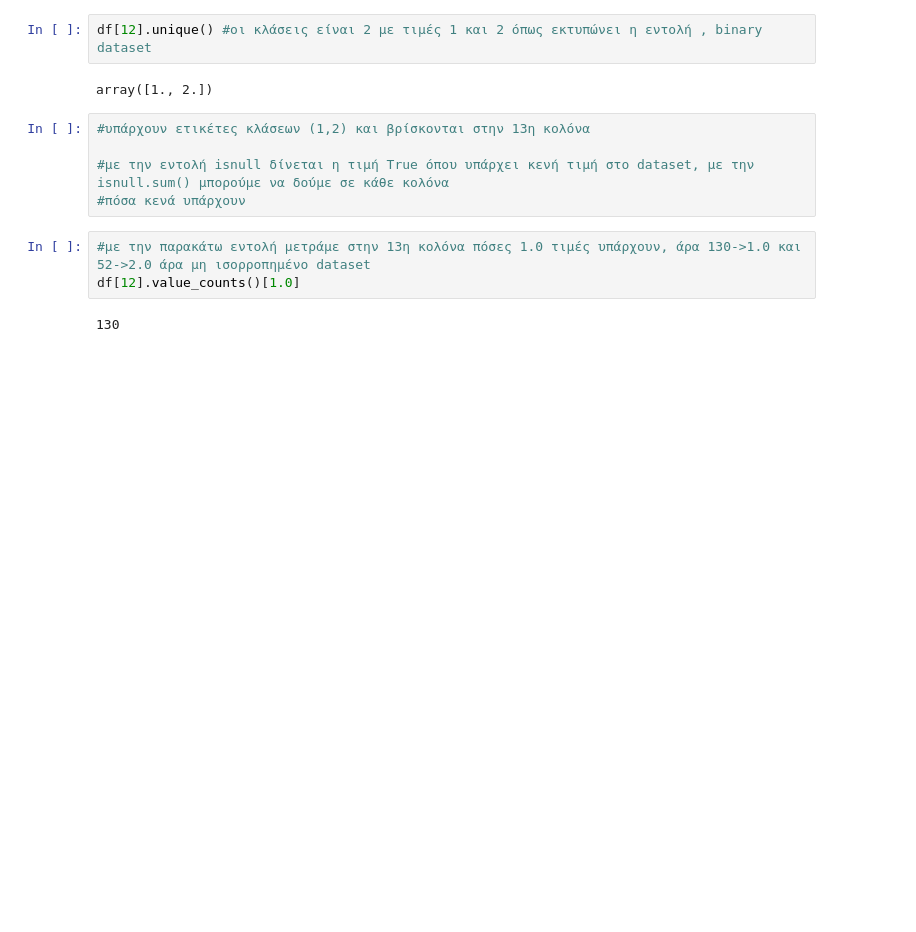
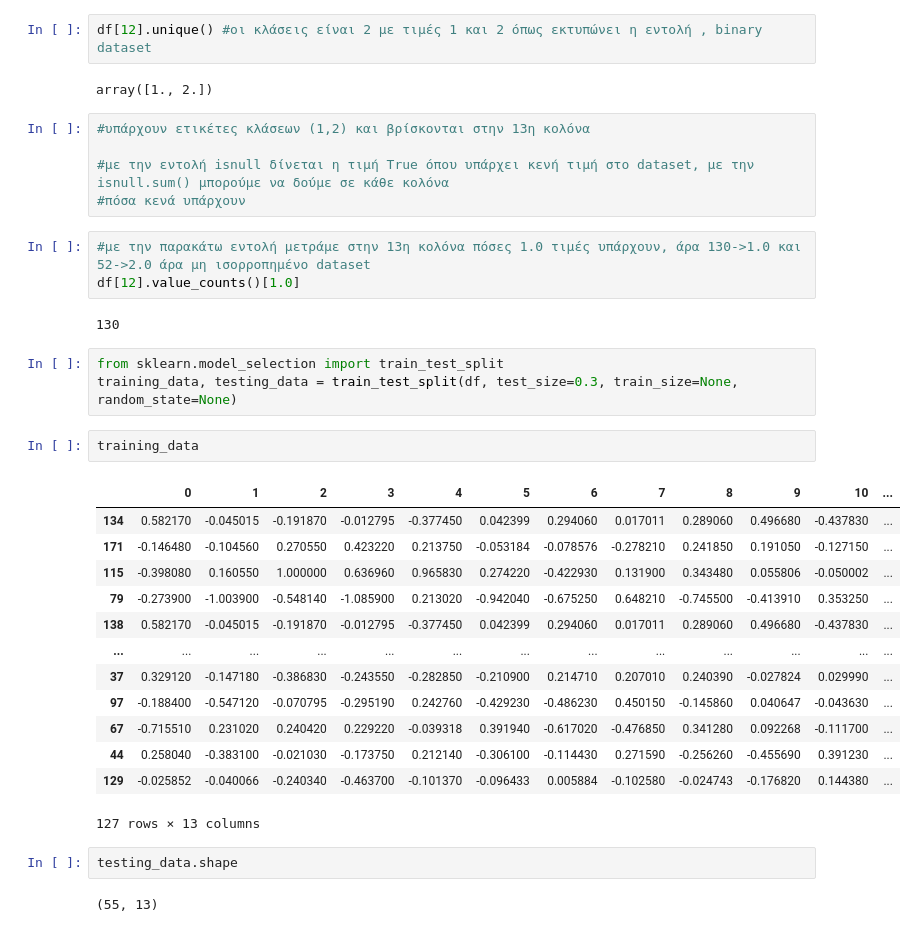
Before and after one commit to kebelouah/neural-networks-lab1, a Jupyter notebook: lab1_ann.ipynb, the cells around one changed output. Saved outputs shown, nothing was run; the diff lists cells and outputs as text; blank space fills up the shorter version.

Commit message:
Added scikit-learn to requirements.txt and split dataset to train and test sets

```diff
--- a/lab1_ann.ipynb
+++ b/lab1_ann.ipynb
@@ -93,3 +93,26 @@ array([1., 2.])
 df[12].value_counts()[1.0]
 # %% [output]
 130
+# %%
+from sklearn.model_selection import train_test_split
+training_data, testing_data = train_test_split(df, test_size=0.3, train_size=None, random_state=None)
+# %%
+training_data
+# %% [output]
+|  | 0 | 1 | 2 | 3 | 4 | 5 | 6 | 7 | 8 | 9 | 10 | ... |
+| 134 | 0.582170 | -0.045015 | -0.191870 | -0.012795 | -0.377450 | 0.042399 | 0.294060 | 0.017011 | 0.289060 | 0.496680 | -0.437830 | ... |
+| 171 | -0.146480 | -0.104560 | 0.270550 | 0.423220 | 0.213750 | -0.053184 | -0.078576 | -0.278210 | 0.241850 | 0.191050 | -0.127150 | ... |
+| 115 | -0.398080 | 0.160550 | 1.000000 | 0.636960 | 0.965830 | 0.274220 | -0.422930 | 0.131900 | 0.343480 | 0.055806 | -0.050002 | ... |
+| 79 | -0.273900 | -1.003900 | -0.548140 | -1.085900 | 0.213020 | -0.942040 | -0.675250 | 0.648210 | -0.745500 | -0.413910 | 0.353250 | ... |
+| 138 | 0.582170 | -0.045015 | -0.191870 | -0.012795 | -0.377450 | 0.042399 | 0.294060 | 0.017011 | 0.289060 | 0.496680 | -0.437830 | ... |
+| ... | ... | ... | ... | ... | ... | ... | ... | ... | ... | ... | ... | ... |
+| 37 | 0.329120 | -0.147180 | -0.386830 | -0.243550 | -0.282850 | -0.210900 | 0.214710 | 0.207010 | 0.240390 | -0.027824 | 0.029990 | ... |
+| 97 | -0.188400 | -0.547120 | -0.070795 | -0.295190 | 0.242760 | -0.429230 | -0.486230 | 0.450150 | -0.145860 | 0.040647 | -0.043630 | ... |
+| 67 | -0.715510 | 0.231020 | 0.240420 | 0.229220 | -0.039318 | 0.391940 | -0.617020 | -0.476850 | 0.341280 | 0.092268 | -0.111700 | ... |
+| 44 | 0.258040 | -0.383100 | -0.021030 | -0.173750 | 0.212140 | -0.306100 | -0.114430 | 0.271590 | -0.256260 | -0.455690 | 0.391230 | ... |
+| 129 | -0.025852 | -0.040066 | -0.240340 | -0.463700 | -0.101370 | -0.096433 | 0.005884 | -0.102580 | -0.024743 | -0.176820 | 0.144380 | ... |
+127 rows × 13 columns
+# %%
+testing_data.shape
+# %% [output]
+(55, 13)
```
Also changed, not shown: parts of 1 cell of this notebook, 1 other file.
